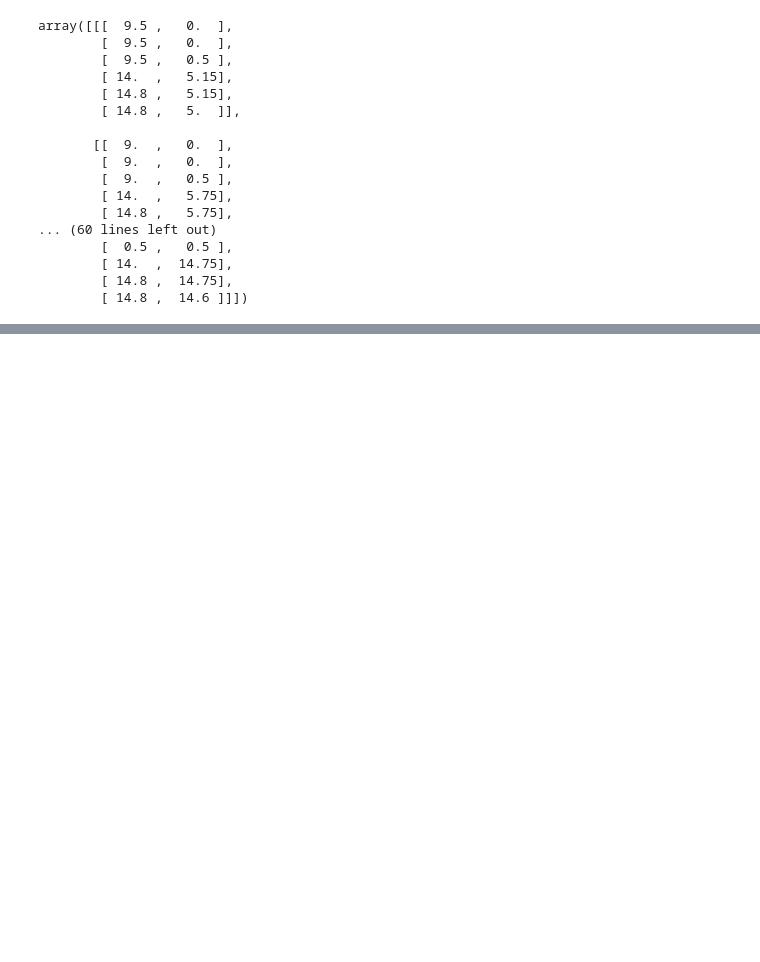
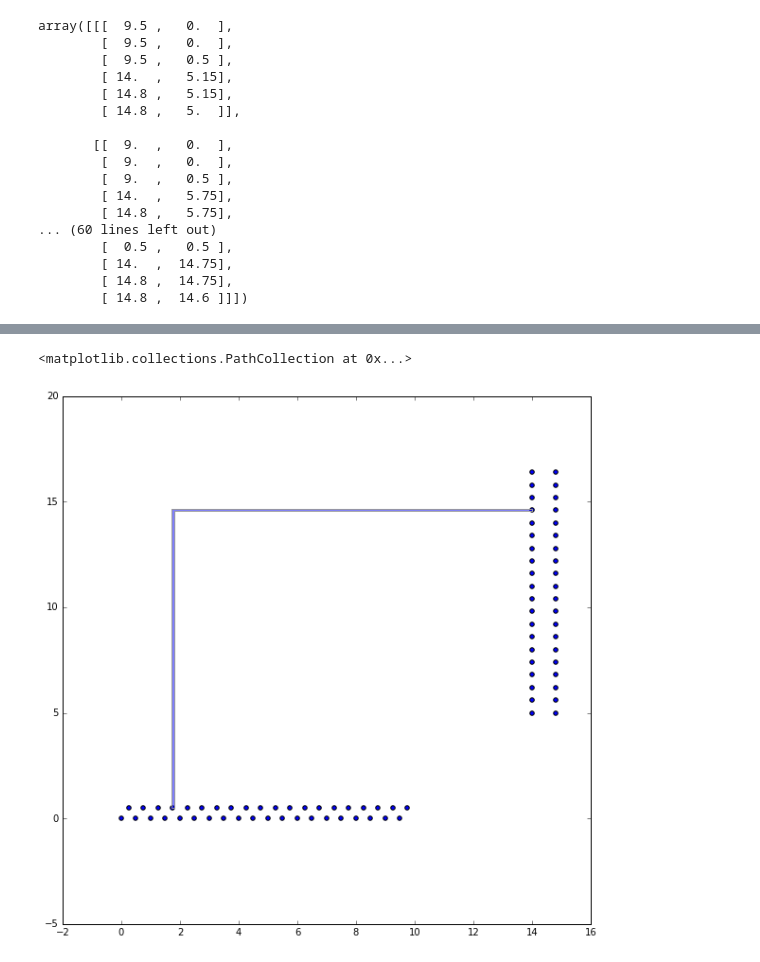
Before and after one commit to elejke/shortest_path, a Jupyter notebook: code/embedding.ipynb, the cells around one changed output, grey strips where cells are left out. Cells and saved outputs as stored; diff of their text form; code cells hidden in the pictures; blank space fills up the shorter version.

```diff
--- a/code/embedding.ipynb
+++ b/code/embedding.ipynb
@@ -243,0 +457,9 @@ array([[[  9.5 ,   0.  ],
+# %%
+plot_all_lines(np.array([[[  1.75 ,   0.5  ],
+         [  1.75 ,   14.6  ],
+         [ 14.   ,  14.6  ]]]), 0.05)
+plt.scatter(chip_1.values.T[0], chip_1.values.T[1])
+plt.scatter(chip_2.values.T[0], chip_2.values.T[1])
+# %% [output]
+<matplotlib.collections.PathCollection at 0x...>
+[figure, added]
```
Also changed, not shown: parts of 33 cells of this notebook, 3 other files.
